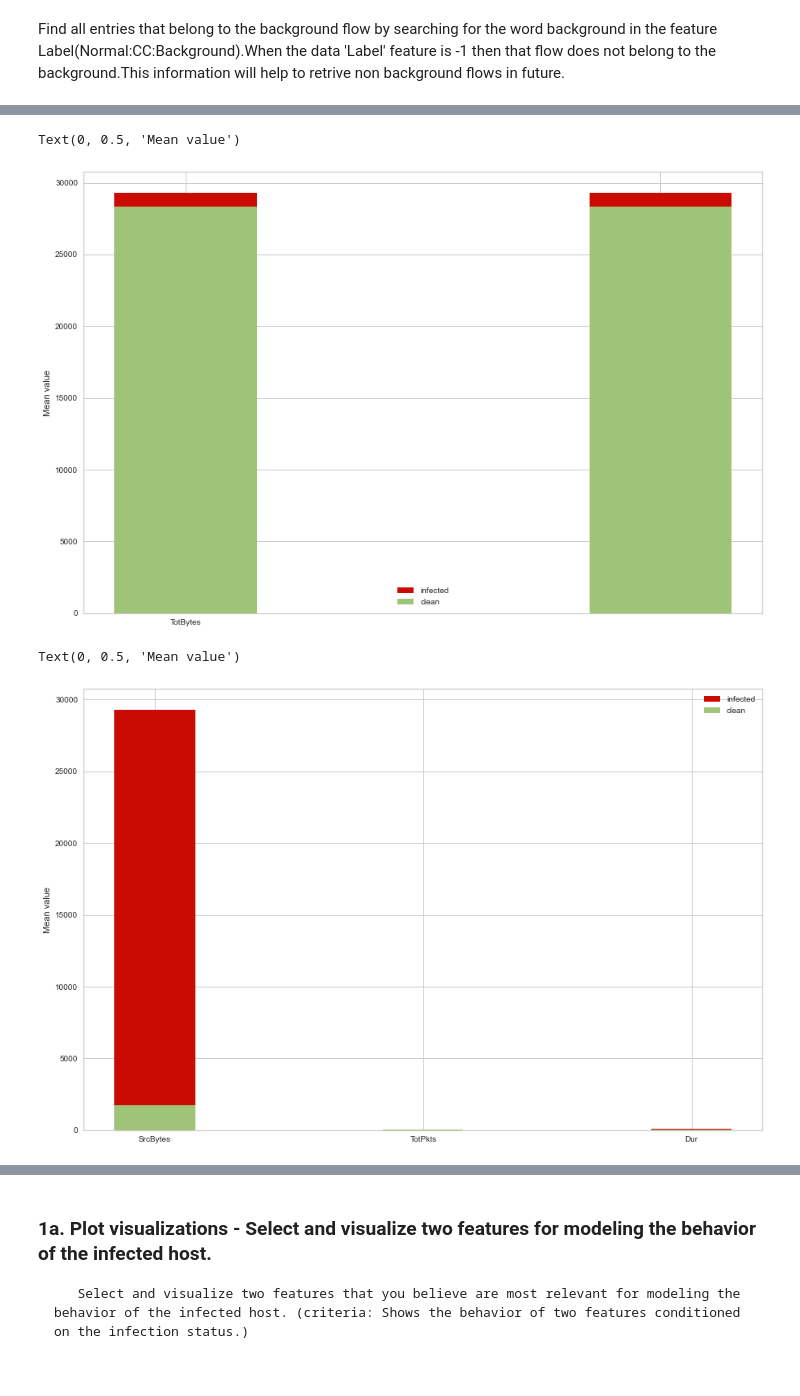
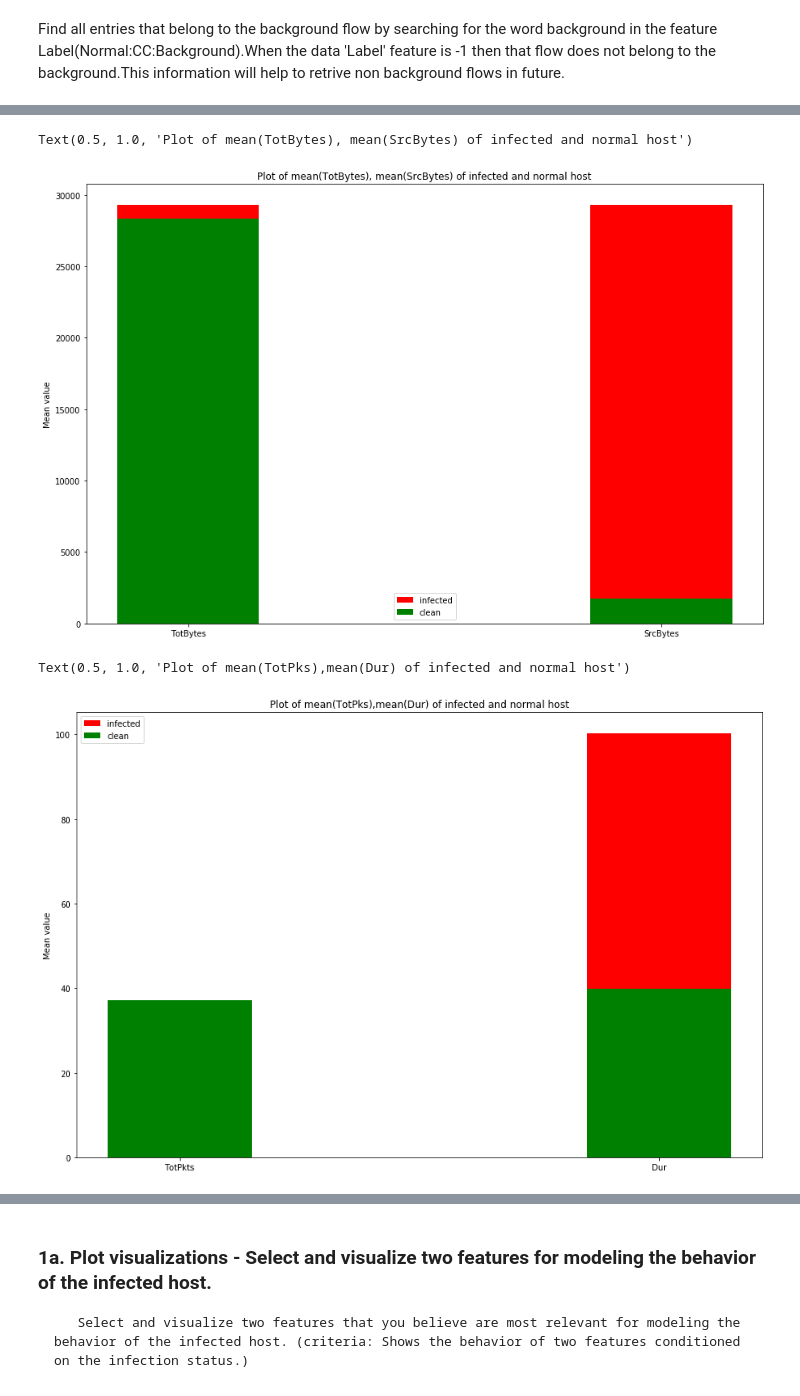
Before and after one commit to mennobo/cda_2_3_4, a Jupyter notebook: Assignment_3/Lab3 (2).ipynb, the cells around one changed output, grey strips where cells are left out. Cells and saved outputs as stored; diff of their text form; code cells hidden in the pictures.

```diff
--- a/Assignment_3/Lab3 (2).ipynb
+++ b/Assignment_3/Lab3 (2).ipynb
@@ -205,38 +202,40 @@ Label normal mean: -1.0   - std dev: 0.0
 # %%
 cols = ['TotBytes','SrcBytes','TotPkts', 'Dur','State', 'dTos','sTos', 'Proto', 'Dir','Label']
 
 mean_infected = np.mean(infected[cols].values, axis=0)
 std_infected = np.std(infected[cols].values, axis=0)
 
 mean_clean = np.mean(normal[cols].values, axis=0)
 std_clean = np.std(normal[cols].values, axis=0)
 
 
 f, ax = plt.subplots(nrows=1, ncols=1, figsize=(15,10))
 
-ax.bar(range(2), height=mean_infected[:-9], width=0.3, color='r', label='infected')
-ax.bar(range(2), height=mean_clean[:-9], width=0.3, color='g', label='clean')
+ax.bar(range(2), height=mean_infected[:-8], width=0.3, color='r', label='infected')
+ax.bar(range(2), height=mean_clean[:-8], width=0.3, color='g', label='clean')
 ax.legend()
 ax.set_xticks(range(2))
-ax.set_xticklabels(cols[:-9], fontsize=10)
+ax.set_xticklabels(cols[:-8], fontsize=10)
 ax.set_ylabel('Mean value')
+ax.set_title('Plot of mean(TotBytes), mean(SrcBytes) of infected and normal host')
 # %% [output]
-Text(0, 0.5, 'Mean value')
+Text(0.5, 1.0, 'Plot of mean(TotBytes), mean(SrcBytes) of infected and normal host')
-[figure, old version]
+[figure, new version]
 # %%
 f, ax = plt.subplots(nrows=1, ncols=1, figsize=(15,10))
 
-ax.bar(range(3),height=mean_infected[-9:-6],
+ax.bar(range(2),height=mean_infected[-8:-6],
           width=0.3, color='r', label='infected')
-ax.bar(range(3), height=mean_clean[-9:-6],
+ax.bar(range(2), height=mean_clean[-8:-6],
           width=0.3, color='g', label='clean')
 ax.legend()
-ax.set_xticks(range(3))
-ax.set_xticklabels(cols[-9:-6], fontsize=10)
+ax.set_xticks(range(2))
+ax.set_xticklabels(cols[-8:-6], fontsize=10)
 ax.set_ylabel('Mean value')
+ax.set_title('Plot of mean(TotPks),mean(Dur) of infected and normal host')
 # %% [output]
-Text(0, 0.5, 'Mean value')
+Text(0.5, 1.0, 'Plot of mean(TotPks),mean(Dur) of infected and normal host')
-[figure, old version]
+[figure, new version]
 # %%
 f, ax = plt.subplots(nrows=1, ncols=1, figsize=(15,10))
 
```
Also changed, not shown: parts of 26 cells of this notebook.
